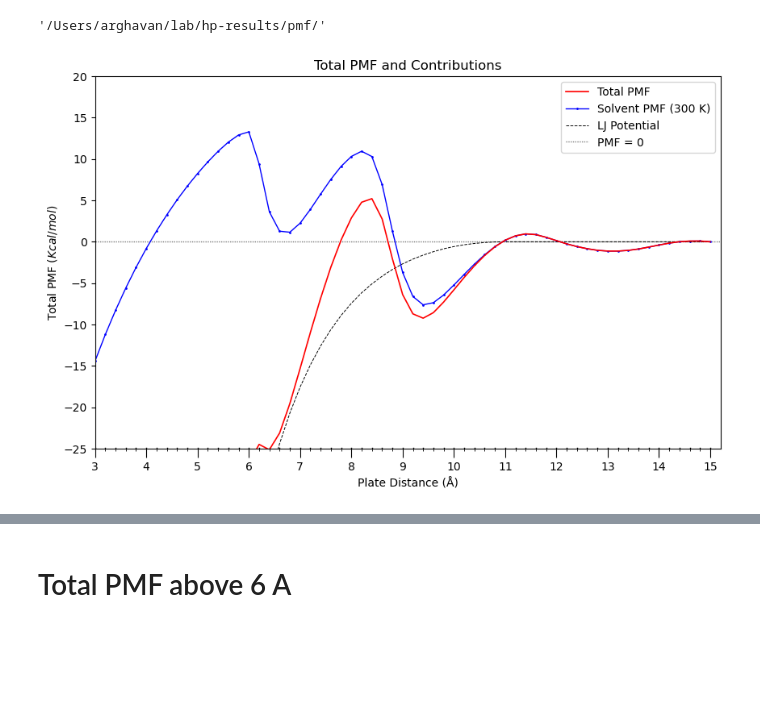
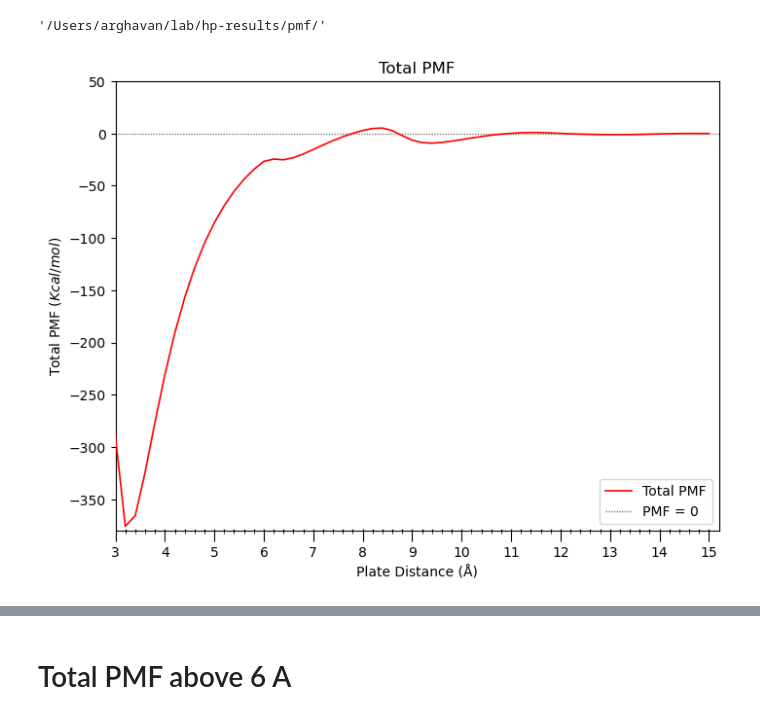
Before and after one commit to arghavanvg/hydrophobic-plates-analysis, a Jupyter notebook: df-energy-plotting.ipynb, the cells around one changed output, grey strips where cells are left out. Saved outputs shown, nothing was run; the diff lists cells and outputs as text; code cells hidden in the pictures; blank space fills up the shorter version.

```diff
--- a/df-energy-plotting.ipynb
+++ b/df-energy-plotting.ipynb
@@ -547,33 +531,33 @@ all_pmf_df.to_csv(f'{output_path}/all_pmf_data_300K.csv',
                    sep='\t', index=False, header=True, float_format="%.7f")
 # all_pmf_df
 # %%
-plt.figure(figsize=(10, 6))
+plt.figure(figsize=(8, 6))
 plt.plot(all_pmf_df['Distance(Å)'], all_pmf_df['Total_PMF'], color='red', linestyle='-', markersize=1, linewidth=1.2, label='Total PMF', zorder=3 )
-plt.plot(all_pmf_df['Distance(Å)'], all_pmf_df['Solvent_PMF'], color='blue', marker='o', linestyle='-', markersize=1, linewidth=1, label='Solvent PMF (300 K)', zorder=2)
-plt.plot(all_pmf_df['Distance(Å)'], all_pmf_df['LJ'], color='black', linestyle='--', markersize=3, linewidth=0.7, label='LJ Potential', zorder=2)
+# plt.plot(all_pmf_df['Distance(Å)'], all_pmf_df['Solvent_PMF'], color='blue', marker='o', linestyle='-', markersize=1, linewidth=1, label='Solvent PMF (300 K)', zorder=2)
+# plt.plot(all_pmf_df['Distance(Å)'], all_pmf_df['LJ'], color='black', linestyle='--', markersize=3, linewidth=0.7, label='LJ Potential', zorder=2)
 plt.hlines(y=0.00, xmin=2.0, xmax=15.2, color='grey', linestyle=(0, (1, 1)), linewidth=1, label = 'PMF = 0', zorder=1)
+# plt.vlines(x=6.0, ymin=-380, ymax=45, color='blue', linestyle='--', linewidth=1, alpha=0.3)
 
-
-plt.title('Total PMF and Contributions')
+plt.title('Total PMF')
 plt.xlabel('Plate Distance (Å)')
 plt.ylabel(r'Total PMF $(Kcal/mol)$')
 plt.xlim(3.0,15.2)
-plt.ylim (-25.0, 20.0)
+plt.ylim (-380.0, 50.0)
 plt.gca().xaxis.set_major_locator(ticker.MultipleLocator(1))
 
 medium_ticks = np.arange(3.0,15.2, 0.2)
 plt.gca().set_xticks(medium_ticks, minor=True)
 
 plt.tick_params(axis='x', which='major', length=8)
 plt.tick_params(axis='x', which='minor', length=2)
 for t in medium_ticks:
     plt.gca().axvline(t, ymin=0, ymax=0.003, color='k', lw=1)
 
 
-plt.legend()
+plt.legend(loc='lower right')
 plots_path = f'{output_path}/plots/'
 os.makedirs(plots_path, exist_ok=True)
 
-plt.savefig(f'{plots_path}/total_pmf.png', dpi=800)
+# plt.savefig(f'{plots_path}/total_pmf_only_8_6.png', dpi=800)
 # %% [output]
-[figure, old version]
+[figure, new version]
```
Also changed, not shown: parts of 4 cells of this notebook, 2 other files.
